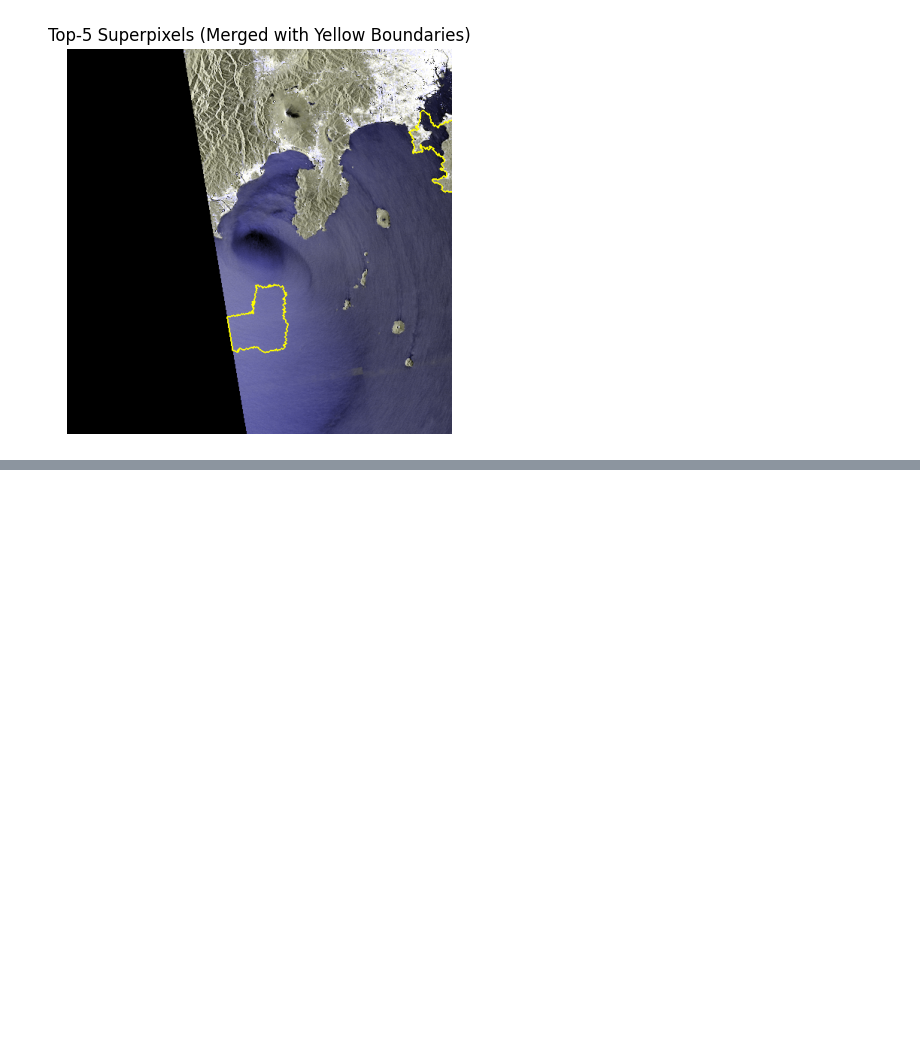
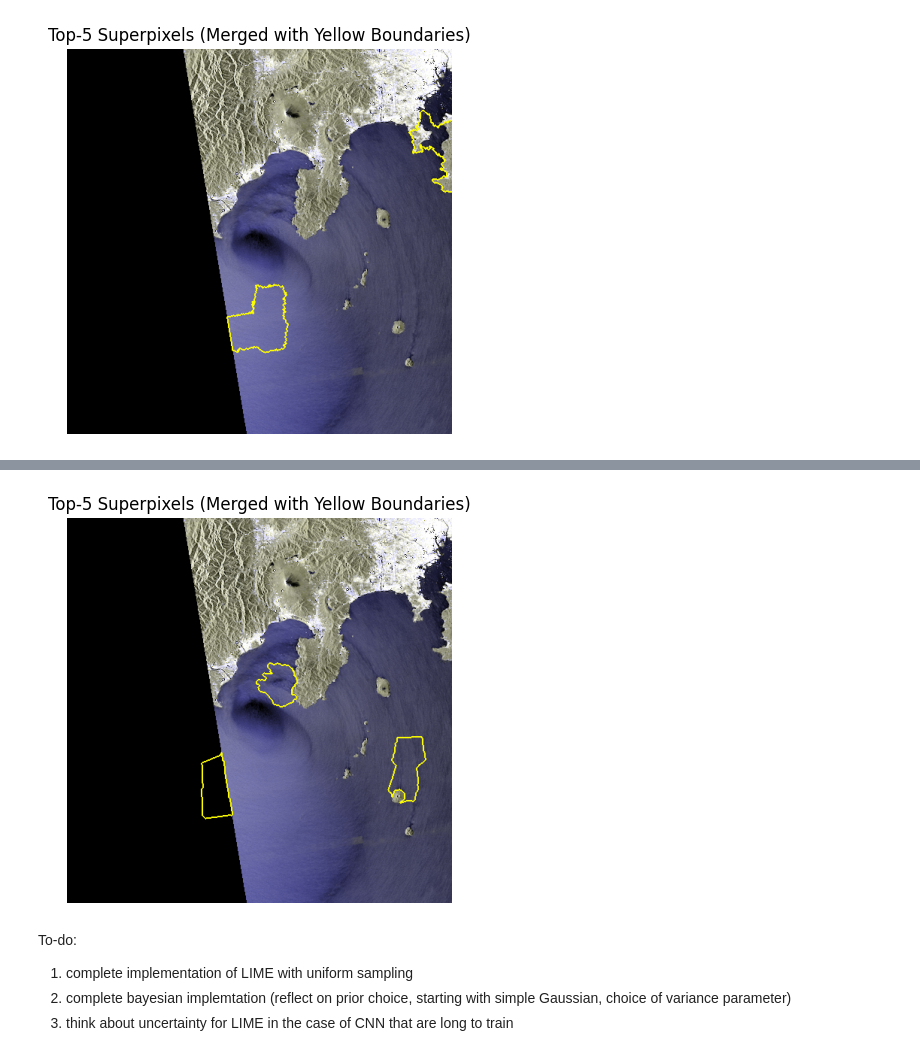
Before and after one commit to Grometton/Interpretability-Polar-Lows, a Jupyter notebook: notebooks/explanations.ipynb, the cells around one changed output, grey strips where cells are left out. Drawn from its saved outputs; the diff is of its cells as text; code cells hidden in the pictures; blank space fills up the shorter version.

```diff
--- a/notebooks/explanations.ipynb
+++ b/notebooks/explanations.ipynb
@@ -674,0 +1207,10 @@ explainer.plot_top_k_segments_with_boundaries(lime_image_np, segments, importanc
+# %%
+explanation = explain_image(lime_image_np, n_samples=10000)
+plot_top_k_segments_with_boundaries(lime_image_np, segments, explanation, k=5, boundary_color=(1, 1, 0))
+# %% [output]
+[figure, added]
+# %% [markdown]
+To-do:
+1. complete implementation of LIME with uniform sampling
+2. complete bayesian implemtation (reflect on prior choice, starting with simple Gaussian, choice of variance parameter)
+3. think about uncertainty for LIME in the case of CNN that are long to train
```
Also changed, not shown: parts of 12 cells of this notebook.
